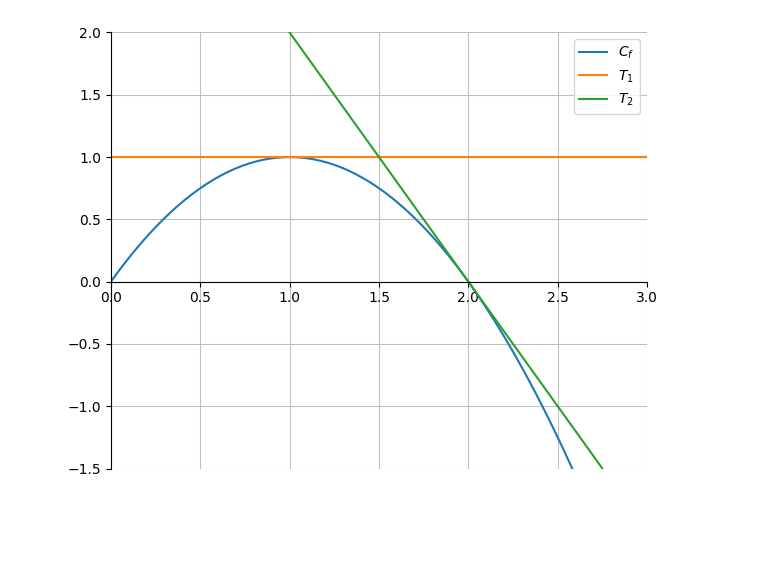
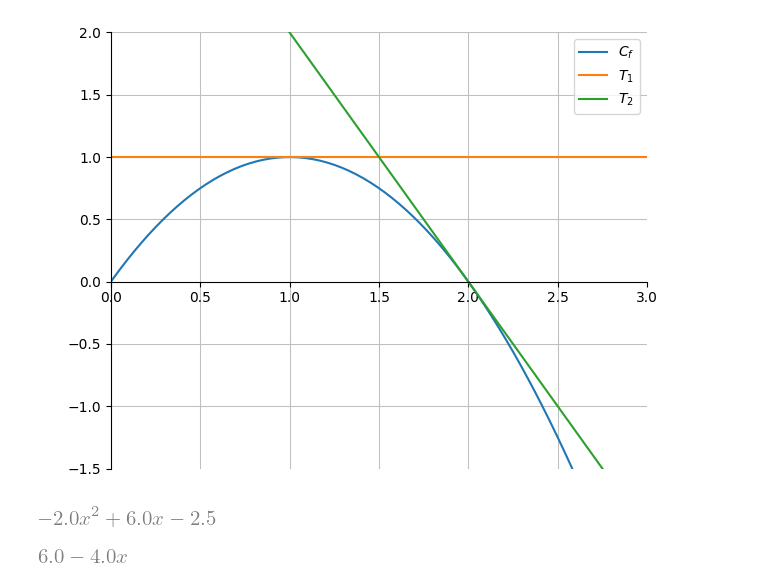
Before and after one commit to Alexandre-Fernandez-dev/Enseignement, a Jupyter notebook: Première/Ch 4 - Dérivation/Contrôles/Formatif 1/contrôle 4.ipynb, the cells around one changed output. Cells and saved outputs as stored; diff of their text form; code cells hidden in the pictures; blank space fills up the shorter version.

```diff
--- a/Première/Ch 4 - Dérivation/Contrôles/Formatif 1/contrôle 4.ipynb
+++ b/Première/Ch 4 - Dérivation/Contrôles/Formatif 1/contrôle 4.ipynb
@@ -52,3 +52,14 @@ p2 = plot(l, t_1, t_2, xlim=(0,3), ylim=(-1.5,2), label=["$C_f$", "$T_1$", "$T_2
 [figure]
 # %%
 p2.save("functionB.png", dpi=200)
+# %%
+x = symbols("x")
+l = interpolate([(1, 1.5), (2.5, -0), (0.5, -0)], x)
+l
+# %% [output]
+[figure, added]
+# %%
+d = diff(l)
+d
+# %% [output]
+[figure, added]
```
Also changed, not shown: parts of 10 cells of this notebook, 13 other files.
